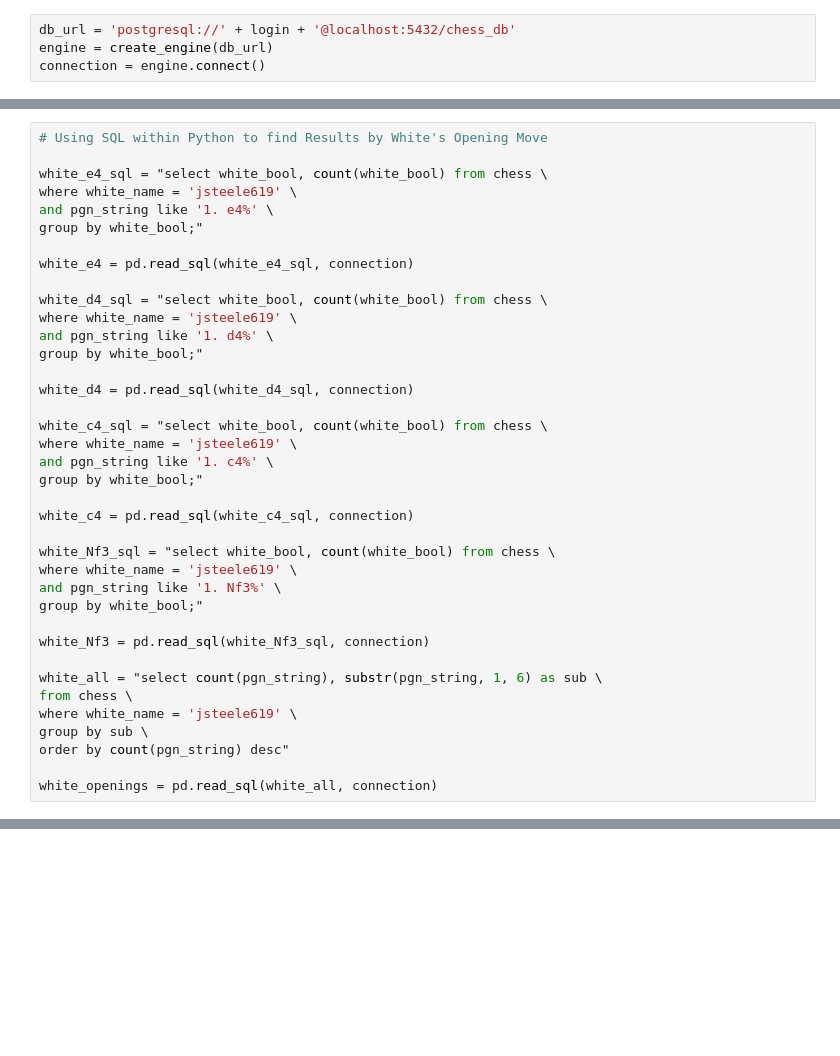
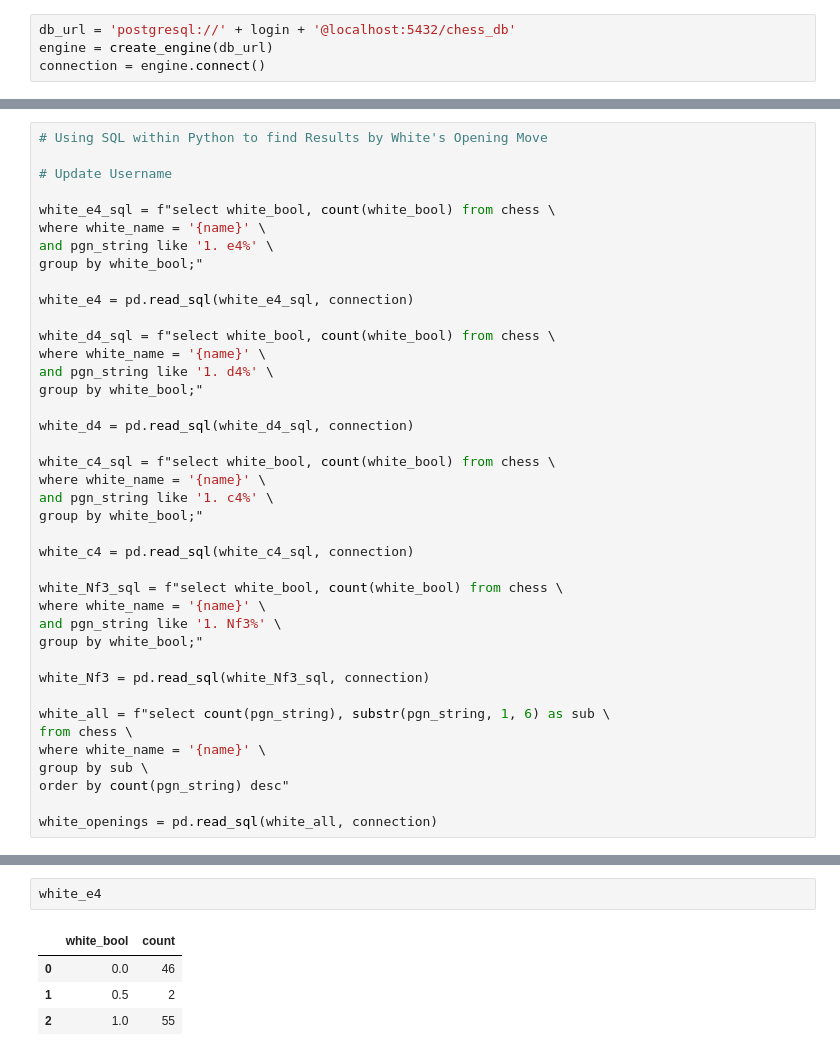
Before and after one commit to jsteele619/chess_scraping_project, a Jupyter notebook: SQL.ipynb, the cells around one changed output, grey strips where cells are left out. Cells and saved outputs as stored; diff of their text form; blank space fills up the shorter version.

```diff
--- a/SQL.ipynb
+++ b/SQL.ipynb
@@ -83,37 +45,39 @@ and black_rating < white_rating
 # %%
 # Using SQL within Python to find Results by White's Opening Move
 
-white_e4_sql = "select white_bool, count(white_bool) from chess \
-where white_name = 'jsteele619' \
+# Update Username
+
+white_e4_sql = f"select white_bool, count(white_bool) from chess \
+where white_name = '{name}' \
 and pgn_string like '1. e4%' \
 group by white_bool;"
 
 white_e4 = pd.read_sql(white_e4_sql, connection)
 
-white_d4_sql = "select white_bool, count(white_bool) from chess \
-where white_name = 'jsteele619' \
+white_d4_sql = f"select white_bool, count(white_bool) from chess \
+where white_name = '{name}' \
 and pgn_string like '1. d4%' \
 group by white_bool;"
 
 white_d4 = pd.read_sql(white_d4_sql, connection)
 
-white_c4_sql = "select white_bool, count(white_bool) from chess \
-where white_name = 'jsteele619' \
+white_c4_sql = f"select white_bool, count(white_bool) from chess \
+where white_name = '{name}' \
 and pgn_string like '1. c4%' \
 group by white_bool;"
 
 white_c4 = pd.read_sql(white_c4_sql, connection)
 
-white_Nf3_sql = "select white_bool, count(white_bool) from chess \
-where white_name = 'jsteele619' \
+white_Nf3_sql = f"select white_bool, count(white_bool) from chess \
+where white_name = '{name}' \
 and pgn_string like '1. Nf3%' \
 group by white_bool;"
 
 white_Nf3 = pd.read_sql(white_Nf3_sql, connection)
 
-white_all = "select count(pgn_string), substr(pgn_string, 1, 6) as sub \
+white_all = f"select count(pgn_string), substr(pgn_string, 1, 6) as sub \
 from chess \
-where white_name = 'jsteele619' \
+where white_name = '{name}' \
 group by sub \
 order by count(pgn_string) desc"
 
@@ -189,3 +165,10 @@ black_queens = pd.read_sql(black_queens, connection)
+# %%
+white_e4
+# %% [output]
+|  | white_bool | count |
+| 0 | 0.0 | 46 |
+| 1 | 0.5 | 2 |
+| 2 | 1.0 | 55 |
 # %%
 #Standardizing order and storing variable for global use
 
```
Also changed, not shown: parts of 18 cells of this notebook, 31 other files.
